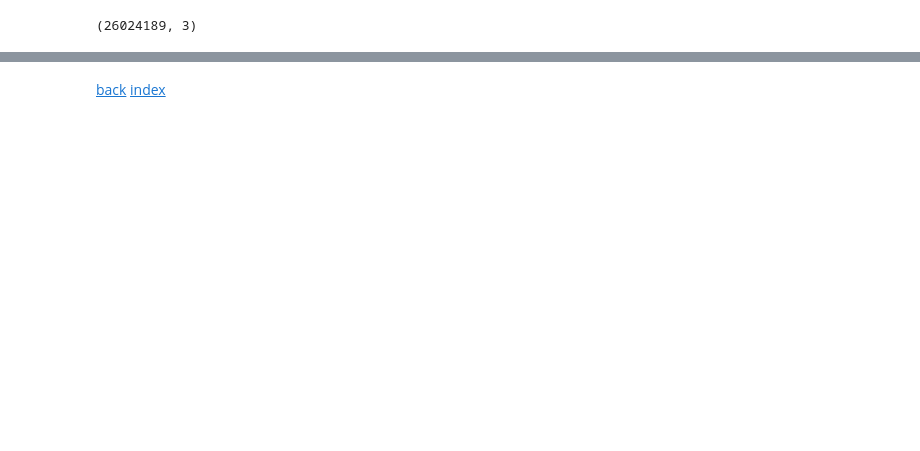
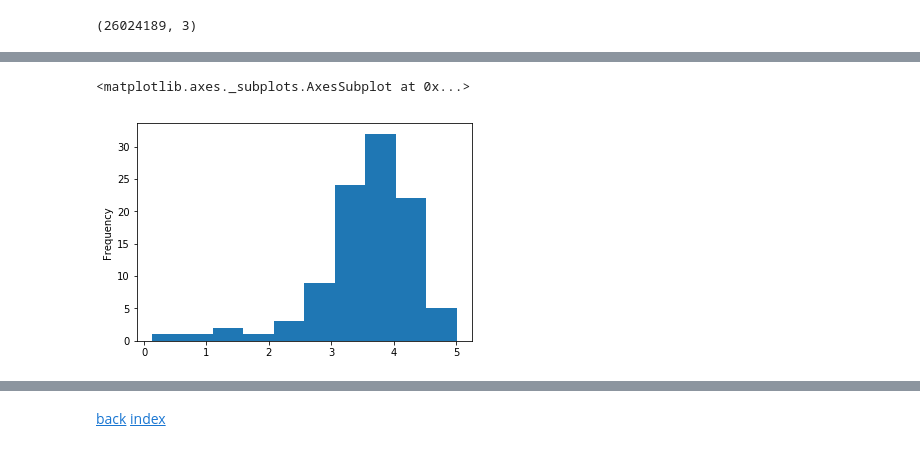
Before and after one commit to andbog/FilmExplore, a Jupyter notebook: part5.ipynb, the cells around one changed output, grey strips where cells are left out. Saved outputs shown, nothing was run; the diff lists cells and outputs as text; code cells hidden in the pictures; blank space fills up the shorter version.

```diff
--- a/part5.ipynb
+++ b/part5.ipynb
@@ -111,0 +181,5 @@ xx
+# %%
+org100_pred['prediction_final'].plot.hist()
+# %% [output]
+<matplotlib.axes._subplots.AxesSubplot at 0x...>
+[figure, added]
```
Also changed, not shown: parts of 22 cells of this notebook.
